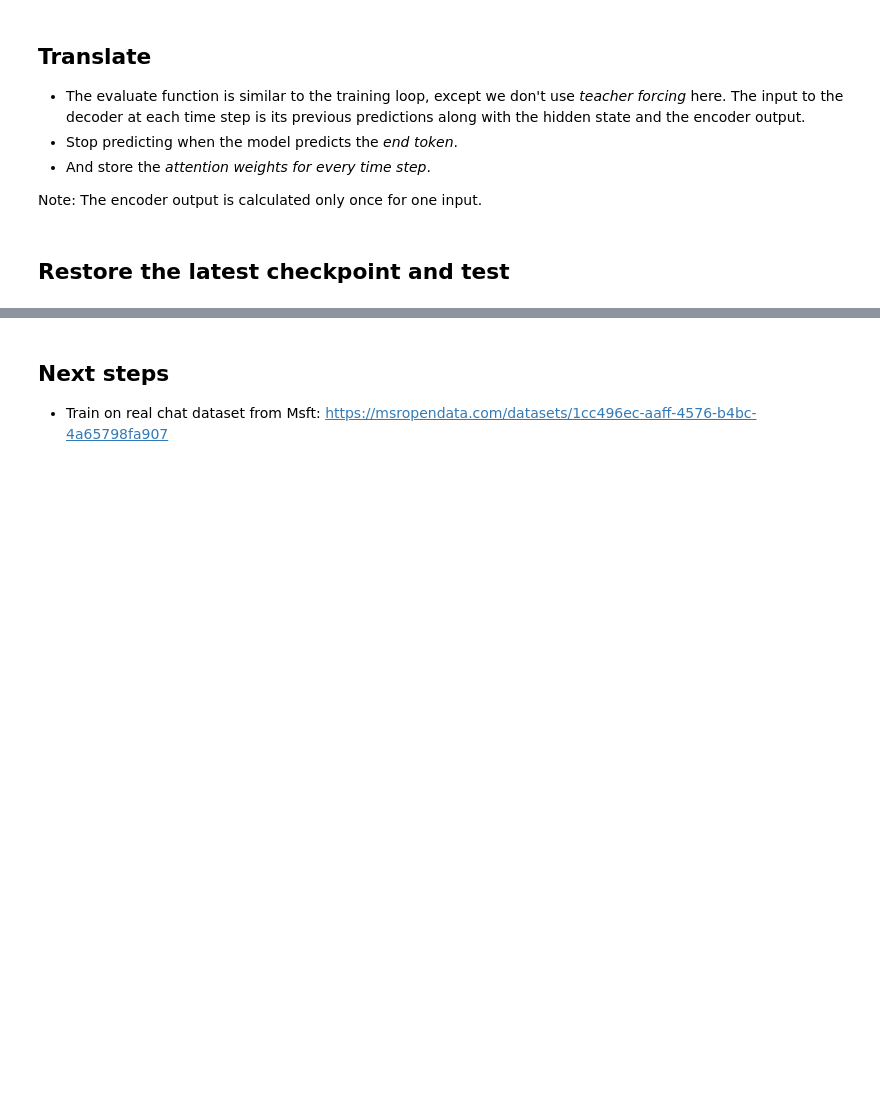
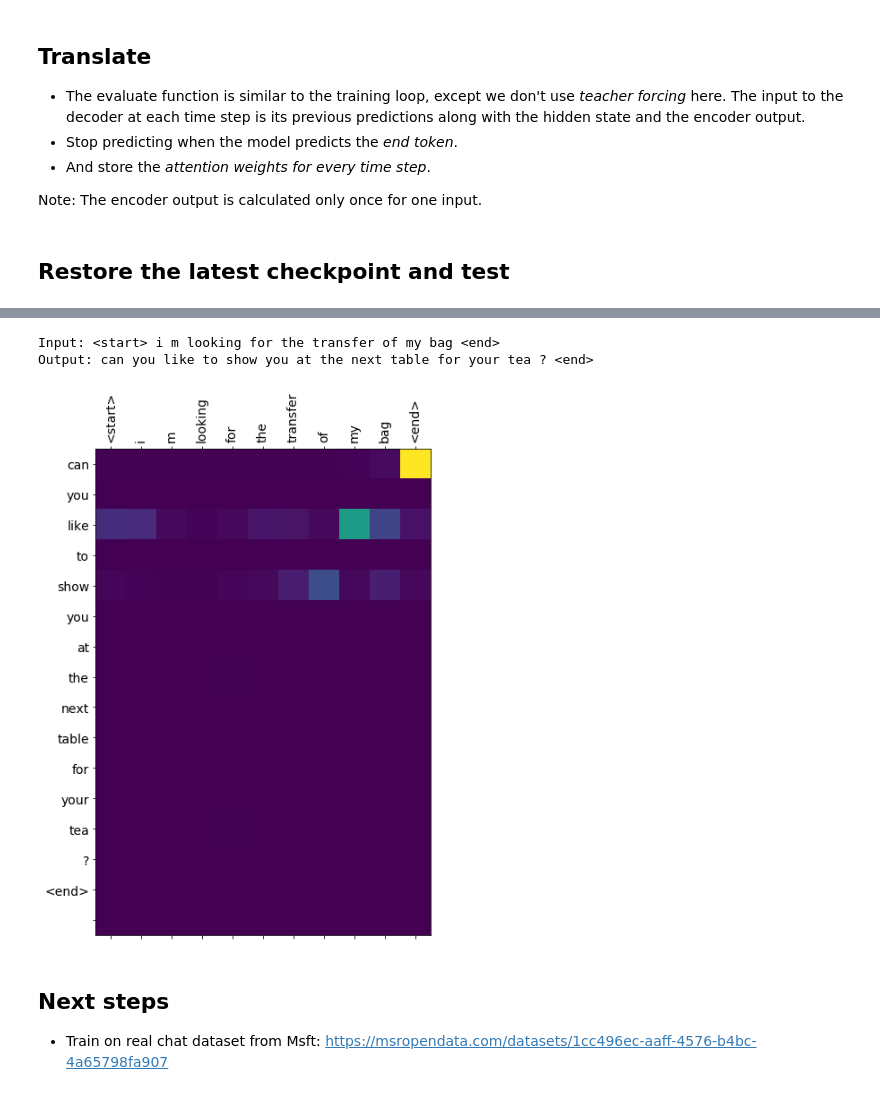
Before and after one commit to kumar-abhishek/handson-ml2, a Jupyter notebook: Chatbot_nmt_with_attention.ipynb, the cells around one changed output, grey strips where cells are left out. Drawn from its saved outputs; the diff is of its cells as text; code cells hidden in the pictures; blank space fills up the shorter version.

```diff
--- a/Chatbot_nmt_with_attention.ipynb
+++ b/Chatbot_nmt_with_attention.ipynb
@@ -536,3 +661,9 @@ Output: what else is delicious ? <end>
+# %%
+translate('i m looking for the transfer of my bag ')
+# %% [output]
+Input: <start> i m looking for the transfer of my bag <end>
+Output: can you like to show you at the next table for your tea ? <end>
+[figure, added]
 # %% [markdown]
 ## Next steps
 
```
Also changed, not shown: parts of 22 cells of this notebook.
